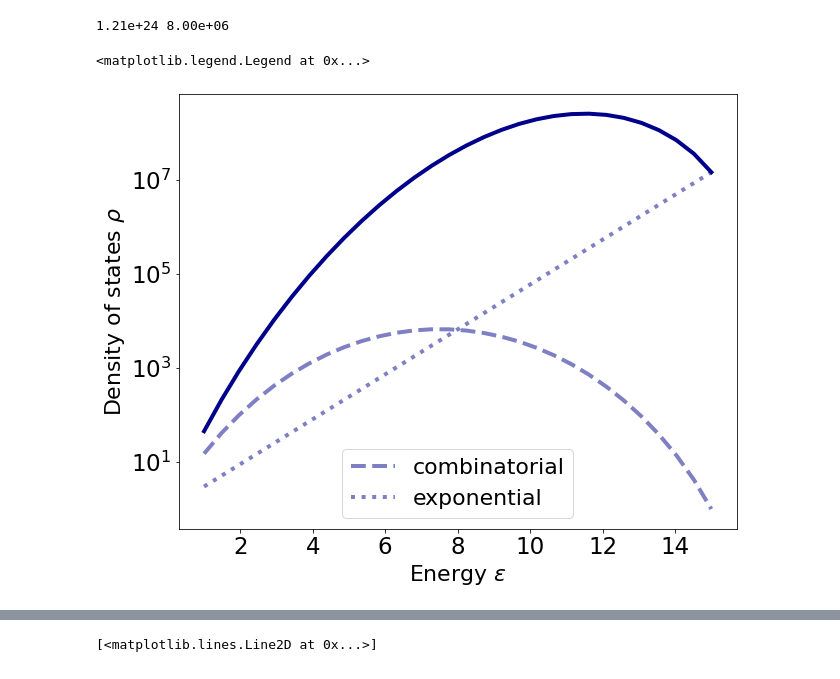
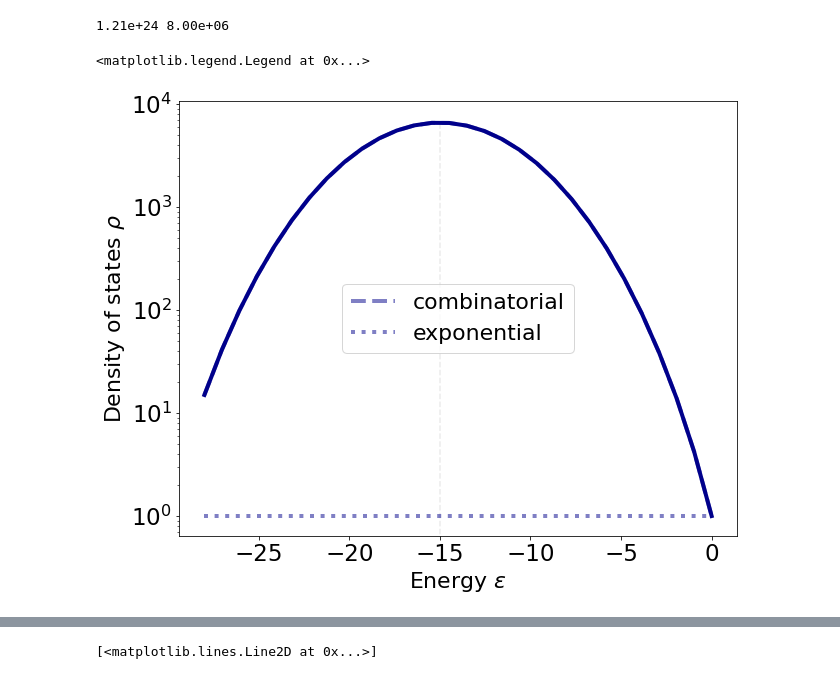
Before and after one commit to rmorantovar/Immune_System, a Jupyter notebook: Jupyter_Notebooks/5_Geometric_exponent.ipynb, the cells around one changed output, grey strips where cells are left out. Drawn from its saved outputs; the diff is of its cells as text; code cells hidden in the pictures.

```diff
--- a/Jupyter_Notebooks/5_Geometric_exponent.ipynb
+++ b/Jupyter_Notebooks/5_Geometric_exponent.ipynb
@@ -35,19 +35,23 @@ print('%.2e'%(2**80),'%.2e'%(len(E)))
 # %%
 fig, ax = plt.subplots(figsize = (10,8))
 L = 15 #Seq. lenght
-d = 4 #Alphabet size
+d = 2 #Alphabet size
+e0 = 2
 k = np.linspace(1, L, L*2);
-ax.plot(k, sc.comb(L, k) , linewidth = 4 , label = 'combinatorial', color = 'darkblue', linestyle = '--', alpha = .5);
-ax.plot(k, (d-1)**k , linewidth = 4, label = 'exponential' , color = 'darkblue', linestyle = 'dotted', alpha = .5);
-ax.plot(k, sc.comb(L, k)*(d-1)**k , linewidth = 4 , color = 'darkblue', linestyle = '-');
+ax.plot(e0*(k-L), sc.comb(L, k) , linewidth = 4 , label = 'combinatorial', color = 'darkblue', linestyle = '--', alpha = .5);
+ax.plot(e0*(k-L), (d-1)**k , linewidth = 4, label = 'exponential' , color = 'darkblue', linestyle = 'dotted', alpha = .5);
+ax.plot(e0*(k-L), sc.comb(L, k)*(d-1)**k , linewidth = 4 , color = 'darkblue', linestyle = '-');
+ax.vlines(-e0*L/d, ax.get_ylim()[0], ax.get_ylim()[1], linestyle = '--', alpha = .3, color = 'silver')
+
+
 ax.set_yscale('log');
 ax.set_xlabel('Energy $\epsilon$', fontsize = 22)
 ax.set_ylabel(r'Density of states $\rho$', fontsize = 22)
 ax.tick_params(labelsize = 23)
 ax.legend(loc = 0, fontsize = 22)
 # %% [output]
 <matplotlib.legend.Legend at 0x...>
-[figure, old version]
+[figure, new version]
 # %%
 fig, ax = plt.subplots(figsize = (10,8))
 
```
Also changed, not shown: parts of 7 cells of this notebook, 2 other files.
